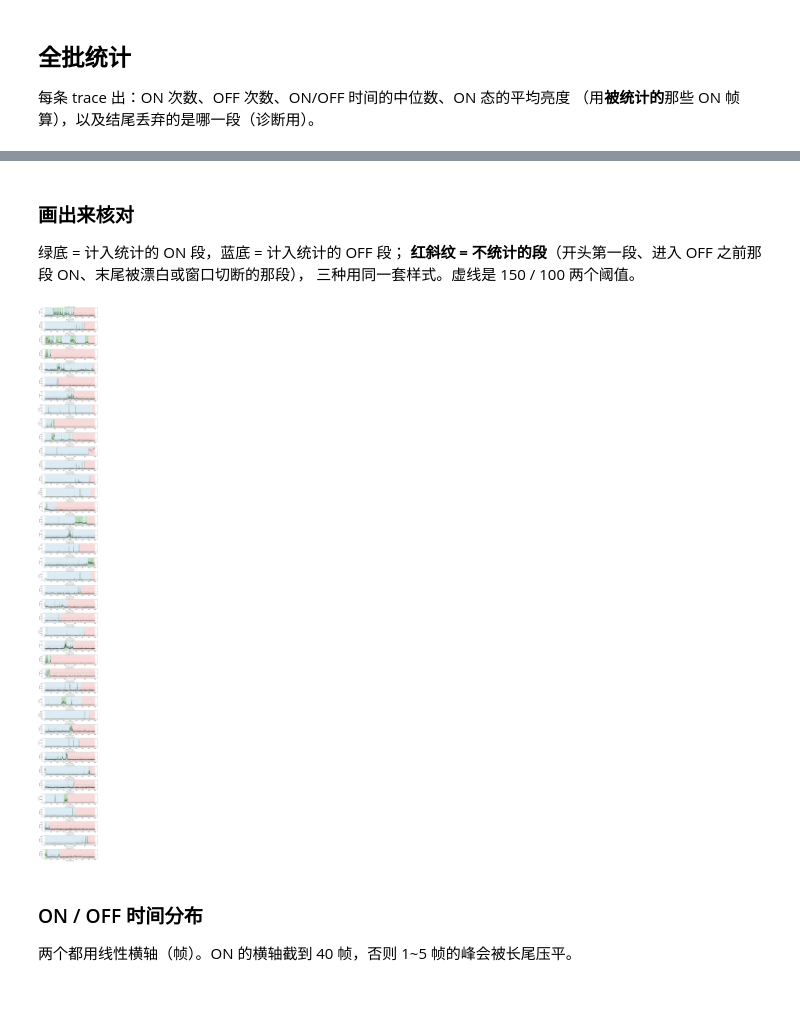
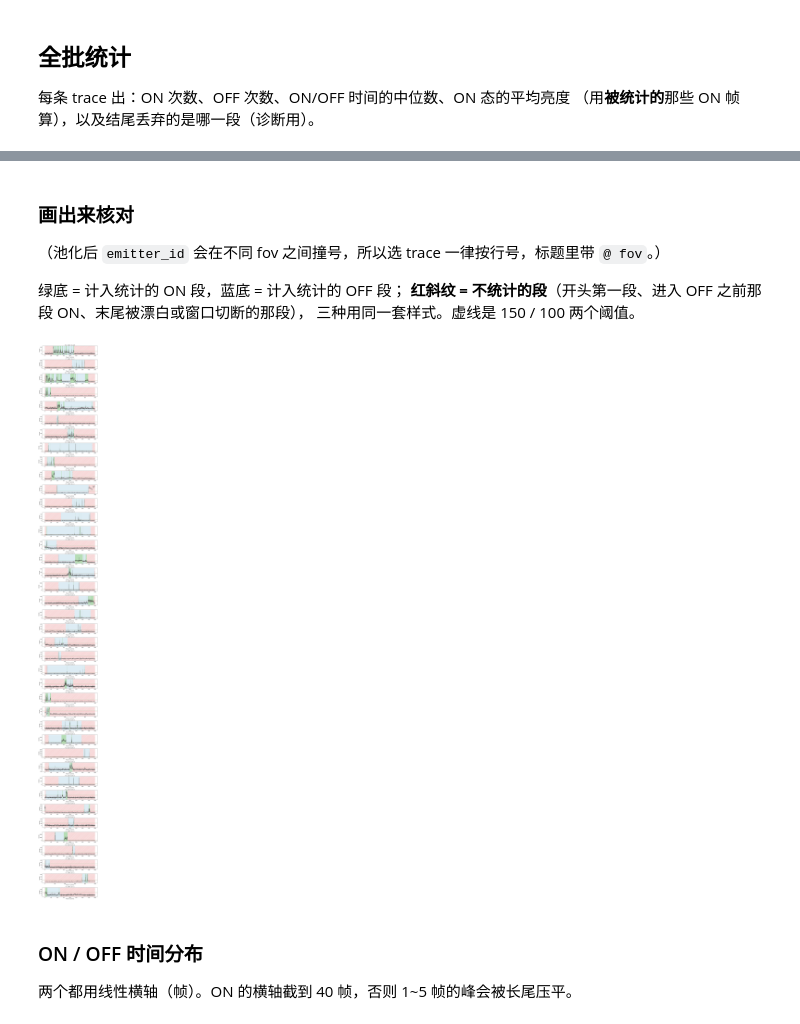
Before and after one commit to Jerry-LXH/SMLIE, a Jupyter notebook: Projects/Smile_Codes/Py_Smile/singleCh/smTest_blink.ipynb, the cells around one changed output, grey strips where cells are left out. Cells and saved outputs as stored; diff of their text form; code cells hidden in the pictures; blank space fills up the shorter version.

```diff
--- a/Projects/Smile_Codes/Py_Smile/singleCh/smTest_blink.ipynb
+++ b/Projects/Smile_Codes/Py_Smile/singleCh/smTest_blink.ipynb
@@ -320,5 +328,7 @@ ON 态平均亮度     : 中位 285 (有 ON 的条数 136)
 # %% [markdown]
 ### 画出来核对
+
+（池化后 `emitter_id` 会在不同 fov 之间撞号，所以选 trace 一律按行号，标题里带 `@ fov`。）
 
 绿底 = 计入统计的 ON 段，蓝底 = 计入统计的 OFF 段；
 **红斜纹 = 不统计的段**（开头第一段、进入 OFF 之前那段 ON、末尾被漂白或窗口切断的那段），
@@ -333,39 +343,40 @@ def draw_segments(ax, y, segs, keep, *, dt=1.0, title='', xlim=None):
     x = np.arange(len(y))
     ax.plot(x, y, lw=0.7, color='0.25')
     if segs and segs[0][1] > 0:        # 进入 OFF 之前那段 ON 也不统计
         ax.axvspan(0, segs[0][1], **DROPPED_STYLE)
     for kind, a, b in segs:
         if (kind, a, b) in keep:
             ax.axvspan(a, b, color='#2ca02c' if kind == 'on' else '#9ecae1',
                        alpha=0.35, lw=0)
         else:
             ax.axvspan(a, b, **DROPPED_STYLE)
     ax.axhline(ON_T, color='tab:green', ls='--', lw=0.8)
     ax.axhline(OFF_T, color='tab:red', ls='--', lw=0.8)
     ax.set_xlabel(f'Frame  ({dt:g} s/frame)')
     ax.set_ylabel('intensity')
     ax.set_title(title, fontsize=9)
     if xlim:
         ax.set_xlim(*xlim)
 
 
 # 取 ON 次数最多的前 N_TOP 条, 全长
 N_TOP = 40              # 想多看几条就改这里
 
-pick = df.sort_values('n_on', ascending=False).head(N_TOP).emitter_id.values
+# emitter_id 池化后不唯一 (不同 fov 会撞号), 所以一律按**行号**取 trace
+pick = df.sort_values('n_on', ascending=False).head(N_TOP).index.to_numpy()
 fig, axes = plt.subplots(len(pick), 1, figsize=(10, 2.3 * len(pick)),
                          sharex=False, squeeze=False)
-for ax, eid in zip(axes.ravel(), pick):
-    t = traces[int(np.flatnonzero(em == eid)[0])]
+for ax, i in zip(axes.ravel(), pick):
+    t = traces[i]
     y = np.asarray(t['intensity'], float)
     segs = segment_threshold(y)
     draw_segments(ax, y, segs, counted_segments(segs), dt=dt,
-                  title=f'#{eid}   {len(y)} 帧   '
-                        f'ON {int((df.n_on[df.emitter_id == eid]).iloc[0])} 次')
+                  title=f"#{t['emitter_id']} @ {df.fov[i]}   {len(y)} 帧   "
+                        f'ON {int(df.n_on[i])} 次')
 fig.tight_layout()
 plt.show()
 # %% [output]
-[figure, old version]
+[figure, new version]
 # %% [markdown]
 ### ON / OFF 时间分布
 
```
Also changed, not shown: parts of 12 cells of this notebook.
